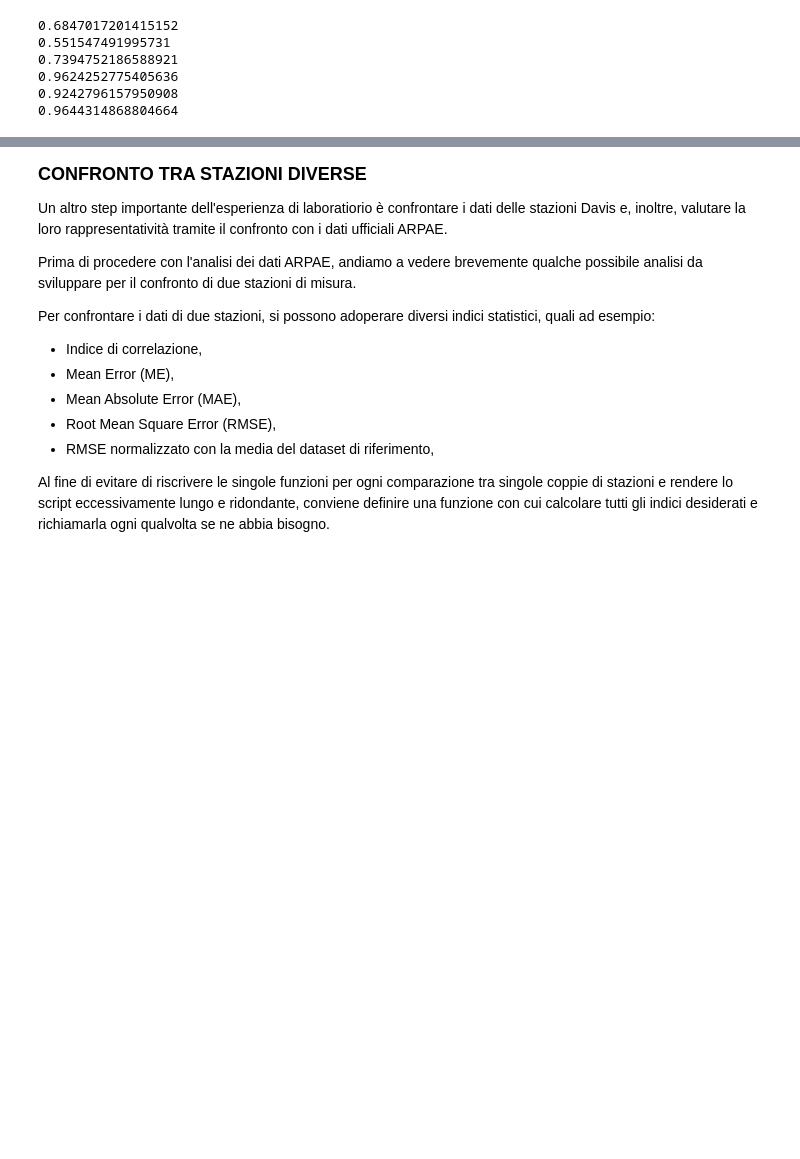
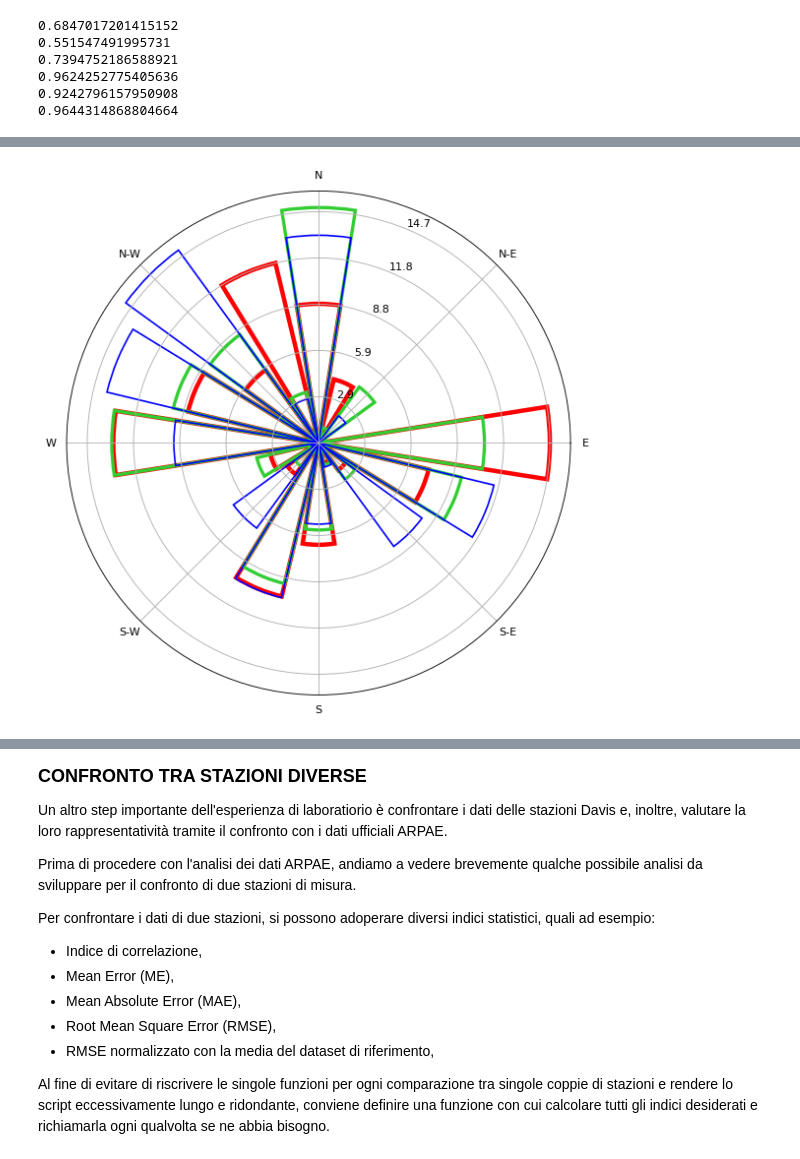
Before and after one commit to FedeJack06/Laboratorio-di-Fisica-dell-Atmosfera, a Jupyter notebook: 1esp/Notebook_Stazioni_Davis.ipynb, the cells around one changed output, grey strips where cells are left out. Cells and saved outputs as stored; diff of their text form; code cells hidden in the pictures; blank space fills up the shorter version.

```diff
--- a/1esp/Notebook_Stazioni_Davis.ipynb
+++ b/1esp/Notebook_Stazioni_Davis.ipynb
@@ -1204,0 +1249,34 @@ for i in range(3):
+# %%
+from matplotlib import cm
+from matplotlib.colors import LinearSegmentedColormap
+
+# get colormap
+ncolors = 256
+color_array = plt.get_cmap('gist_rainbow')(range(ncolors))
+# change alpha values
+color_array[:,-1] = np.linspace(1.0,0.0,ncolors)
+# create a colormap object
+map_object = LinearSegmentedColormap.from_list(name='rainbow_alpha',colors=color_array)
+
+ax = WindroseAxes.from_ax()
+wd = df_A_year_interval30_good.wndDir
+ax.bar(wd, [0]*len(wd), normed=True, opening=0.8, edgecolor="red",cmap=map_object, lw=4)
+'''for bar in ax.patches:
+    bar.set_facecolor('blue')  # Imposta il colore del riempimento
+    bar.set_edgecolor('black')  # Imposta il colore del bordo
+    bar.set_linewidth(2)  # Imposta la larghezza del bordo
+    bar.set_alpha(0.1)  # Imposta la trasparenza solo per il riempimento'''
+wd = df_B_year_interval30_good.wndDir
+ax.bar(wd, [0]*len(wd), normed=True, opening=0.8, edgecolor="limegreen",cmap=map_object, lw=3)
+
+
+wd = df_C_year_interval30_good.wndDir
+ax.bar(wd, [0]*len(wd), normed=True, opening=0.8, edgecolor="blue",cmap=map_object, lw=1.5)# alpha=0.5)
+ax.set_ylim(0,16)
+
+plt.savefig('FIGURE/windrose_davis_compare.png', dpi=300, bbox_inches='tight')
+
+#plt.show()
+#ax.set_legend()
+# %% [output]
+[figure, added]
```
Also changed, not shown: parts of 5 cells of this notebook, 2 other files.
